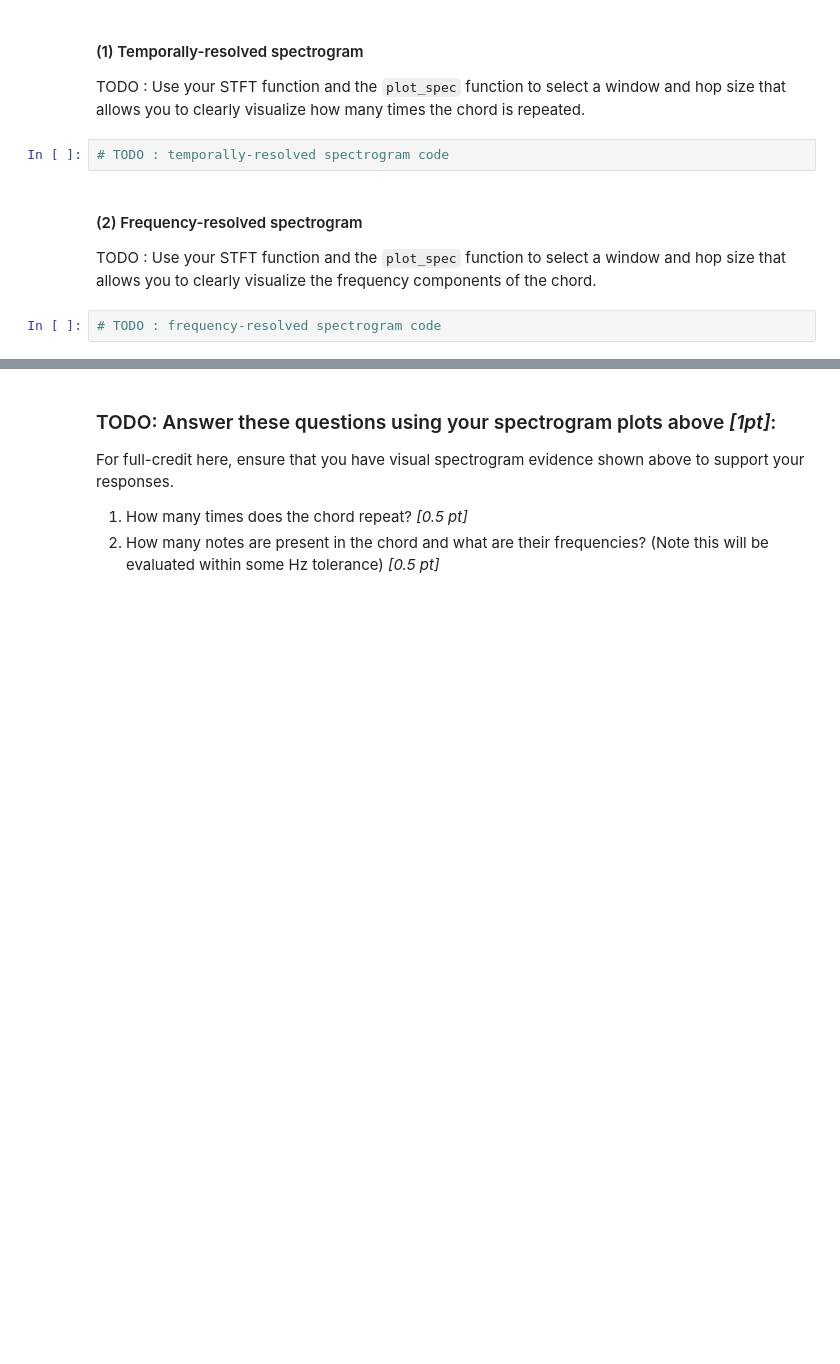
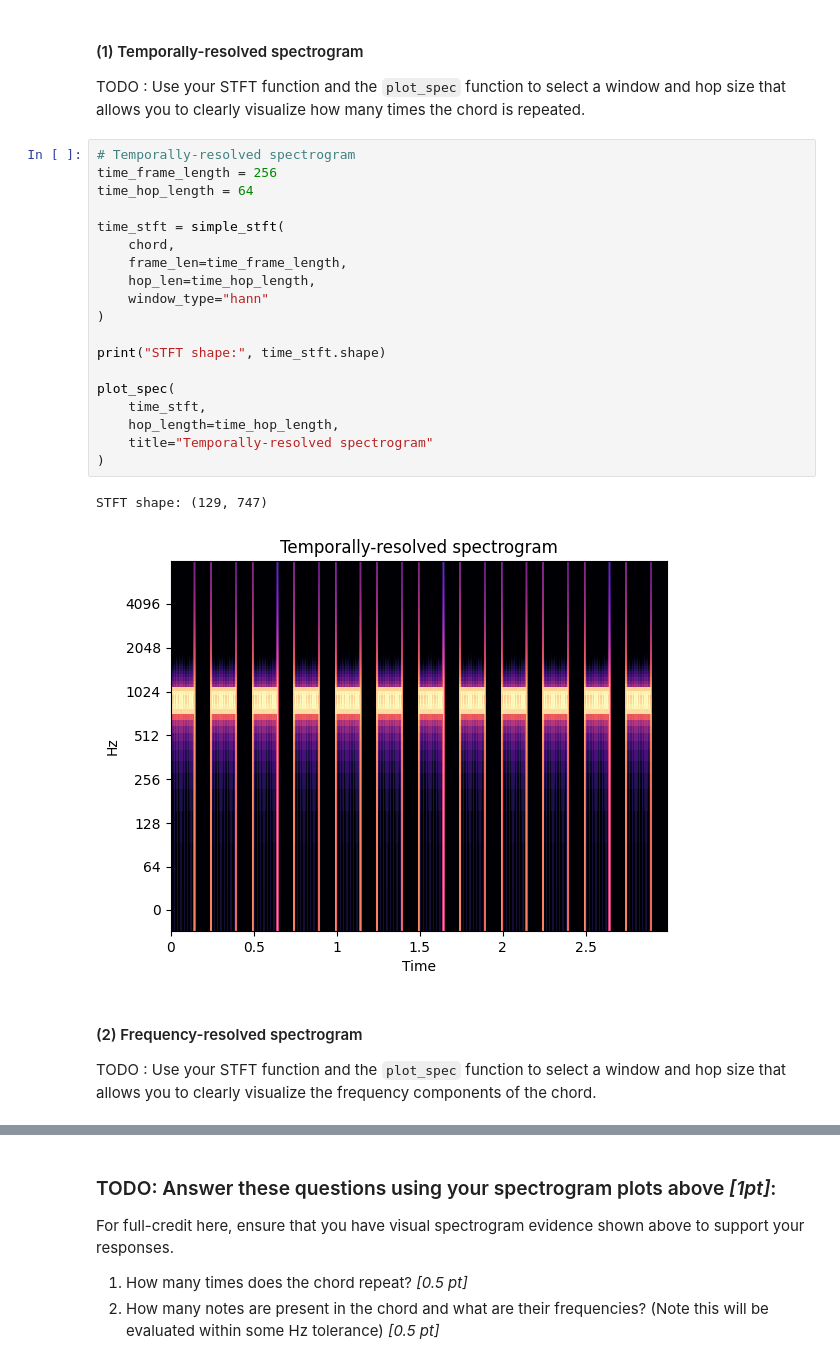
Before and after one commit to qianshuguo/csgy-6933-machine-listening, a Jupyter notebook: assignment1/assignment1_student.ipynb, the cells around one changed output, grey strips where cells are left out. Cells and saved outputs as stored; diff of their text form; blank space fills up the shorter version.

```diff
--- a/assignment1/assignment1_student.ipynb
+++ b/assignment1/assignment1_student.ipynb
@@ -543,11 +604,29 @@ def plot_spec(stft, hop_length, title=None):
 #### (1) Temporally-resolved spectrogram
 
 TODO : Use your STFT function and the `plot_spec` function to select a window and hop size that allows you to clearly visualize how many times the chord is repeated.
-# %%
-# TODO : temporally-resolved spectrogram code
+# %%
+# Temporally-resolved spectrogram
+time_frame_length = 256
+time_hop_length = 64
+
+time_stft = simple_stft(
+    chord,
+    frame_len=time_frame_length,
+    hop_len=time_hop_length,
+    window_type="hann"
+)
+
+print("STFT shape:", time_stft.shape)
+
+plot_spec(
+    time_stft,
+    hop_length=time_hop_length,
+    title="Temporally-resolved spectrogram"
+)
+# %% [output]
+STFT shape: (129, 747)
+[figure, added]
 # %% [markdown]
 #### (2) Frequency-resolved spectrogram
 
 TODO : Use your STFT function and the `plot_spec` function to select a window and hop size that allows you to clearly visualize the frequency components of the chord.
-# %%
-# TODO : frequency-resolved spectrogram code
```
Also changed, not shown: parts of 10 cells of this notebook.
